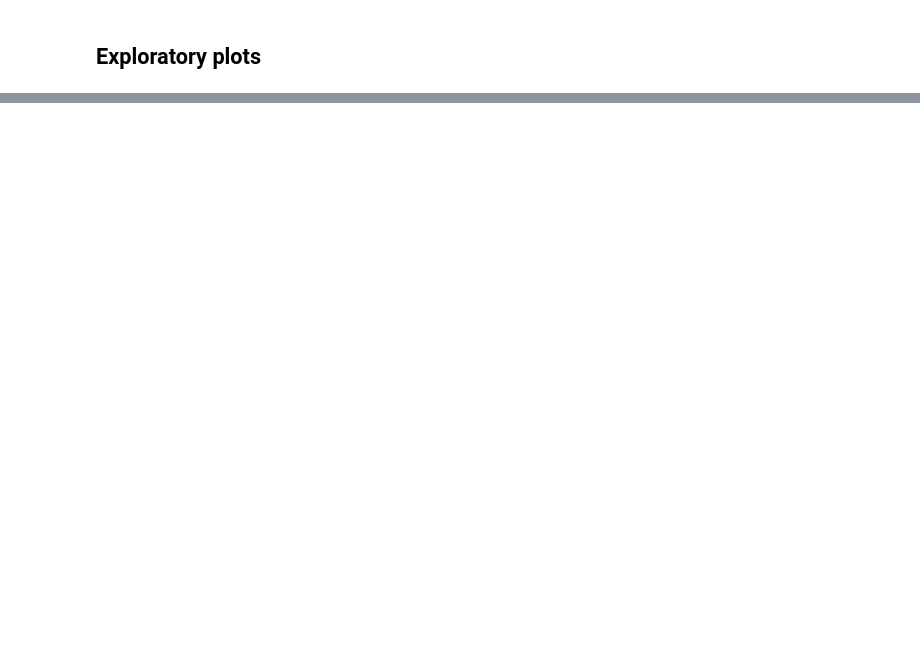
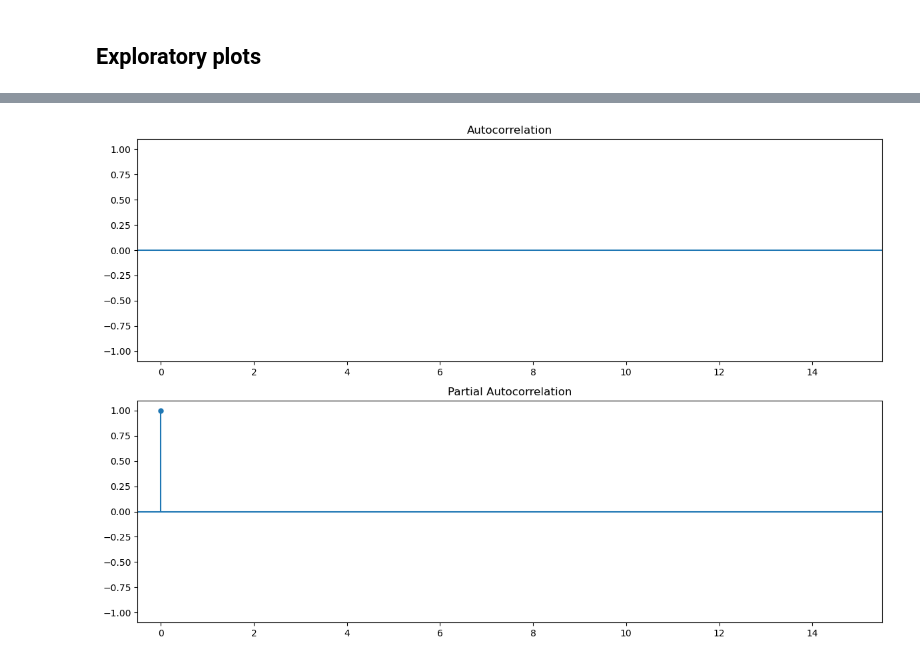
Before and after one commit to winfredkong/covid-models, a Jupyter notebook: explore.ipynb, the cells around one changed output, grey strips where cells are left out. Cells and saved outputs as stored; diff of their text form; code cells hidden in the pictures; blank space fills up the shorter version.

Commit message:
ACF, PACF plots and starting on linreg

```diff
--- a/explore.ipynb
+++ b/explore.ipynb
@@ -96,2 +95,0 @@ recovered.head()
-# %%
-full_df['ObservationDate'] = pd.to_datetime(full_df['ObservationDate'])
@@ -171,0 +224,16 @@ plt.show()
+# %%
+img_path = 'output/heatmap_plot.png'
+import os
+if os.path.exists(img_path):
+    continue
+else:
+    # Heat Plotting all columns
+    plt.figure(figsize=(15, 30))
+    for i, col in enumerate(plot_cols):
+        temp_df = no_na_df.pivot(index='iso_code', columns='date', values=col).fillna(0)
+        plt.subplot(5, 4, i+1)
+        sns.heatmap(temp_df)
+        plt.title(col)
+    plt.tight_layout()
+    plt.show()
+    plt.savefig('output/heatmap_plot.png')
@@ -171,0 +284,16 @@ plt.show()
+# %%
+from statsmodels.graphics.tsaplots import plot_acf
+from statsmodels.graphics.tsaplots import plot_pacf
+
+fig, ax = plt.subplots(nrows=2, ncols=1, figsize=(12, 8))
+plot_acf(no_na_df.pivot(index='iso_code', columns='date', values='new_deaths_smoothed_per_million').loc['SGP'].values, ax=ax[0], lags=15)
+plot_pacf(no_na_df.pivot(index='iso_code', columns='date', values='new_deaths_smoothed_per_million').loc['SGP'].values, ax=ax[1], lags=15)
+
+for i in range(2):
+    ax[i].set_xlim([-0.5, 15.5])
+    ax[i].set_ylim([-1.1, 1.1])
+
+plt.tight_layout()
+plt.show()
+# %% [output]
+[figure, added]
```
Also changed, not shown: parts of 35 cells of this notebook, 1 other file.
